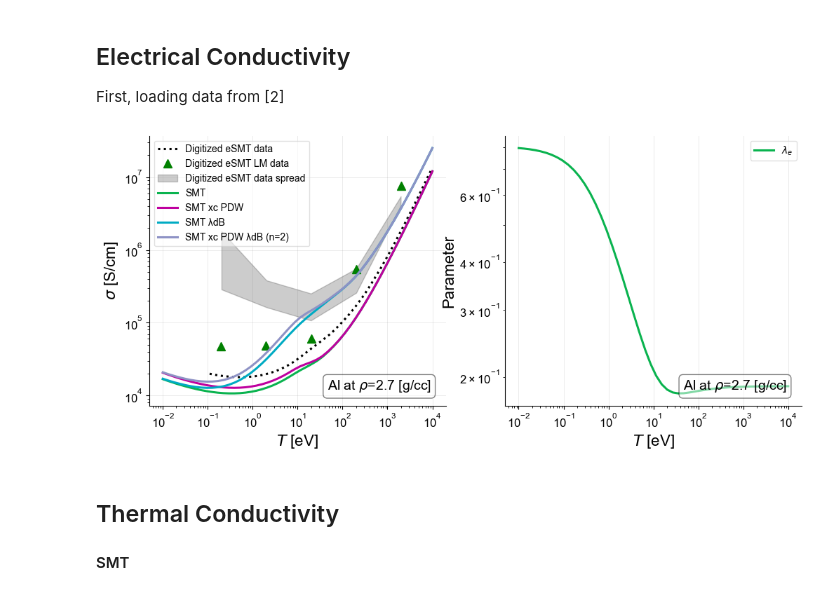
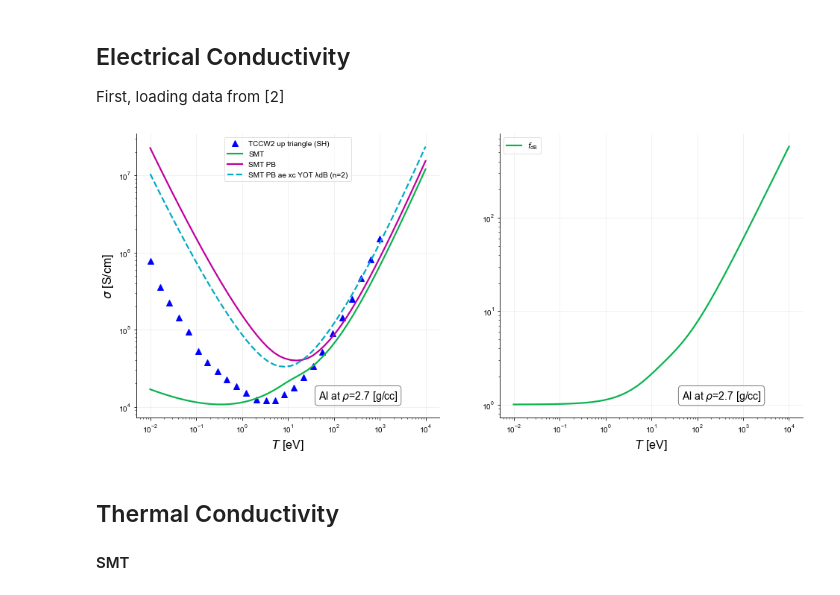
Before and after one commit to ZachAJohnson/SMT, a Jupyter notebook: examples/Example_XC_λ_Validation.ipynb, the cells around one changed output. Drawn from its saved outputs; the diff is of its cells as text; code cells hidden in the pictures.

```diff
--- a/examples/Example_XC_λ_Validation.ipynb
+++ b/examples/Example_XC_λ_Validation.ipynb
@@ -43,12 +45,12 @@ mpl.rcParams['figure.dpi'] = 100
 # %% [markdown]
 ## Define Useful transport function
 # %%
-def get_transport_functions(Z, A, ni_cc, xc_type=None, λdB=False):
+def get_transport_functions(Z, A, ni_cc, xc_type=None, λdB=False, ae=False, PB = False):
 
     if xc_type==None:
-        smt = SMT.TransportProperties(1, np.array([m_amu*A]), np.array([Z]), np.array([1*eV_to_AU, 1*eV_to_AU ]), np.array([ni_cc])*invcc_to_AU, improved_xc_SMT=False, improved_λdB_SMT=λdB, λdB_n=λdB_n)
+        smt = SMT.TransportProperties(1, np.array([m_amu*A]), np.array([Z]), np.array([1*eV_to_AU, 1*eV_to_AU ]), np.array([ni_cc])*invcc_to_AU, improved_xc_SMT=False, improved_λdB_SMT=λdB, improved_ae_SMT=ae , λdB_n=λdB_n, improved_PauliBlocking = PB)
     else:
-        smt = SMT.TransportProperties(1, np.array([m_amu*A]), np.array([Z]), np.array([1*eV_to_AU, 1*eV_to_AU ]), np.array([ni_cc])*invcc_to_AU, improved_xc_SMT=True, improved_λdB_SMT=λdB, xc_type='PDW', λdB_n=λdB_n)
+        smt = SMT.TransportProperties(1, np.array([m_amu*A]), np.array([Z]), np.array([1*eV_to_AU, 1*eV_to_AU ]), np.array([ni_cc])*invcc_to_AU, improved_xc_SMT=True, improved_λdB_SMT=λdB, improved_ae_SMT=ae, xc_type='YOT', λdB_n=λdB_n, improved_PauliBlocking = PB)
 
     # All out in cgs
     @np.vectorize
@@ -92,7 +94,7 @@ def get_transport_functions(Z, A, ni_cc, xc_type=None, λdB=False):
         smt.T_array = np.array([T_AU, T_AU])
         λi_eff = 1/np.sqrt(np.sum( 1/(smt.λi_array**2 + smt.ri_eff**2)))
         θ = Degeneracy_Parameter(smt.Te, smt.ne)
-        return smt.λe, λi_eff, smt.λdBroglie, smt.rc_array, θ
+        return smt.λe, λi_eff, θ, smt.f_dB, smt.K_11_matrix[0,1]
 
     return ηSMT, ηYVM, κiSMT, κeSMT, σeSMT, λeff, λ_params
 # %% [markdown]
@@ -114,53 +116,68 @@ ni_cc = ρi_gpercc/(m_amu*A*AU_to_g)
 λdB_n = 2
 
 SMT_H_funcs = get_transport_functions(Z,A,ni_cc)
-SMTPDW_H_funcs = get_transport_functions(Z,A,ni_cc, xc_type='PDW')
+SMTPB_H_funcs = get_transport_functions(Z,A,ni_cc,PB=True )
+SMTYOT_H_funcs = get_transport_functions(Z,A,ni_cc, xc_type='YOT')
 SMTλdB_H_funcs = get_transport_functions(Z,A,ni_cc, λdB = True )
-SMTPDWλdB_H_funcs = get_transport_functions(Z,A,ni_cc, λdB = True, xc_type='PDW' )
+SMTYOTλdB_H_funcs = get_transport_functions(Z,A,ni_cc, λdB = True, xc_type='YOT' )
+SMTaeλdB_H_funcs = get_transport_functions(Z,A,ni_cc, λdB = True, ae=True )
+SMTaeYOTλdB_H_funcs = get_transport_functions(Z,A,ni_cc, λdB = True, ae=True , xc_type='YOT' )
+SMTPBaeYOTλdB_H_funcs = get_transport_functions(Z,A,ni_cc, λdB = True, ae=True , xc_type='YOT' , PB=True)
 # %%
 # T_AU_list = np.geomspace(1e-1,1e4,num=100)*eV_to_AU
 
-fig, axs = plt.subplots(1,2, figsize=(12,5), facecolor='white')
-
+fig, axs = plt.subplots(1,2, figsize=(16,7), facecolor='white')
+# if type(axs) not in [list, np.array]:
+#     axs = np.array([axs])
 ax = axs[0]
 # Plot digitized eSMT data
 TeV_list = np.geomspace(1e-2,1e4)
-ax.plot(σ_data_e1b_SMT['T[eV]'], σ_data_e1b_SMT['σ[S/cm]'],'k:', label="Digitized eSMT data")
-ax.plot(σ_data_e1b_LM['T[eV]'], σ_data_e1b_LM['σ[S/cm]'],'g^', label="Digitized eSMT LM data")
-ax.fill_between(σ_data_e1b_Top['T[eV]'], σ_data_e1b_Bot['σ[S/cm]'], σ_data_e1b_Top['σ[S/cm]'],color='k',alpha=0.2,label='Digitized eSMT data spread')
+# ax.plot(σ_data_e1b_SMT['T[eV]'], σ_data_e1b_SMT['σ[S/cm]'],'k:', label="Digitized eSMT data")
+# ax.plot(σ_data_e1b_LM['T[eV]'], σ_data_e1b_LM['σ[S/cm]'],'g^', label="Digitized eSMT LM data")
+# ax.fill_between(σ_data_e1b_Top['T[eV]'], σ_data_e1b_Bot['σ[S/cm]'], σ_data_e1b_Top['σ[S/cm]'],color='k',alpha=0.2,label='Digitized eSMT data spread')
+
+TCCW2_H_σ_uptri = read_csv("TCCW2_Fig6a_SH.txt", delim_whitespace=True, header=1)
+ax.plot(TCCW2_H_σ_uptri['T[eV]'], TCCW2_H_σ_uptri['σ[S/cm]'],'b^', label='TCCW2 up triangle (SH)')
 
 ax.plot(TeV_list, SMT_H_funcs[4](TeV_list), label='SMT')
-ax.plot(TeV_list, SMTPDW_H_funcs[4](TeV_list), label='SMT xc PDW')
-ax.plot(TeV_list, SMTλdB_H_funcs[4](TeV_list), label='SMT λdB')
-ax.plot(TeV_list, SMTPDWλdB_H_funcs[4](TeV_list), label=f'SMT xc PDW λdB (n={λdB_n})')
+ax.plot(TeV_list, SMTPB_H_funcs[4](TeV_list), label='SMT PB')
+# ax.plot(TeV_list, SMTλdB_H_funcs[4](TeV_list), label='SMT λdB')
+# ax.plot(TeV_list, SMTaeλdB_H_funcs[4](TeV_list), label=f'SMT ae λdB (n={λdB_n})')
+# ax.plot(TeV_list, SMTYOT_H_funcs[4](TeV_list),'--', label='SMT xc')
+# ax.plot(TeV_list, SMTYOTλdB_H_funcs[4](TeV_list),'--', label=f'SMT xc λdB (n={λdB_n})')
+# ax.plot(TeV_list, SMTaeYOTλdB_H_funcs[4](TeV_list),'--', label=f'SMT ae xc λdB (n={λdB_n})')
+ax.plot(TeV_list, SMTPBaeYOTλdB_H_funcs[4](TeV_list),'--', label=f'SMT PB ae xc YOT λdB (n={λdB_n})')
+# ax.plot(TeV_list, 10*TeV_list**(1.5),'r:', label=r'$T^{3/2}$')
 ax.set_ylabel(r"$\sigma$ [S/cm]")
-
+#
 ax = axs[1]
 # ax.plot(TeV_list, SMTλdB_H_funcs[6](TeV_list)[3]/SMTλdB_H_funcs[6](TeV_list)[2], label=r'$r_c/\lambda_{dB}$')
-ax.plot(TeV_list, SMTλdB_H_funcs[6](TeV_list)[0], label=r'$\lambda_e$')
+# ax.plot(TeV_list, SMTλdB_H_funcs[4](TeV_list)/SMT_H_funcs[4](TeV_list), label='SMTdB/SMT')
+ax.plot(TeV_list, SMTλdB_H_funcs[6](TeV_list)[-2], label=r'$f_{\rm dB}$')
+# ax.plot(TeV_list, SMTλdB_H_funcs[6](TeV_list)[-1], label=r'$K_{11}(g_{ei})$')
 # ax.plot(TeV_list, SMTλdB_H_funcs[6](TeV_list)[0]/SMTλdB_H_funcs[5](TeV_list), label=r'$\lambda_e/\lambda_{\rm eff}$')
 # ax.plot(TeV_list, SMTλdB_H_funcs[6](TeV_list)[1]/SMTλdB_H_funcs[5](TeV_list), label=r'$\lambda_i^{\rm eff}/\lambda_{\rm eff}$')
-# ax.plot(TeV_list, SMTPDWλdB_H_funcs[4](TeV_list)/SMT_H_funcs[4](TeV_list), label=r'$\sigma(PDW+\lambda_{dB})/\sigma$')
+# ax.plot(TeV_list, SMTYOTλdB_H_funcs[4](TeV_list)/SMT_H_funcs[4](TeV_list), label=r'$\sigma(YOT+\lambda_{dB})/\sigma$')
 # ax.plot(TeV_list, SMTλdB_H_funcs[6](TeV_list)[4], label=r'$\theta$')
-ax.set_ylabel("Parameter")
+# ax.set_ylabel("Parameter")
 
 for ax in axs:
     ax.set_xlabel(r"$T$ [eV]")
 
     # Inset Text Box
     bbox = dict(boxstyle='round', facecolor='white', alpha=0.5)
     inset_text = f"{Element_name} at " r"$\rho$" + f"={ρi_gpercc} [g/cc]"
     ax.text(0.6, 0.1, inset_text, transform=ax.transAxes, fontsize=14,
             verticalalignment='top', bbox=bbox)
 
     # Scales
     ax.set_yscale('log')
     ax.set_xscale('log')
 
     # Legend
     ax.legend()
 # %% [output]
-[figure, old version]
+[figure, new version]
 # %% [markdown]
 ## Thermal Conductivity
 
```
Also changed, not shown: parts of 8 cells of this notebook, 6 other files.
